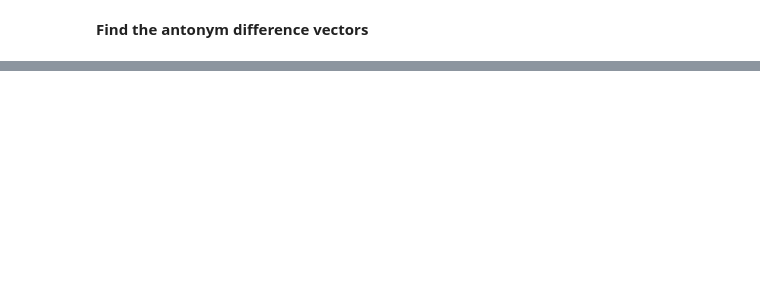
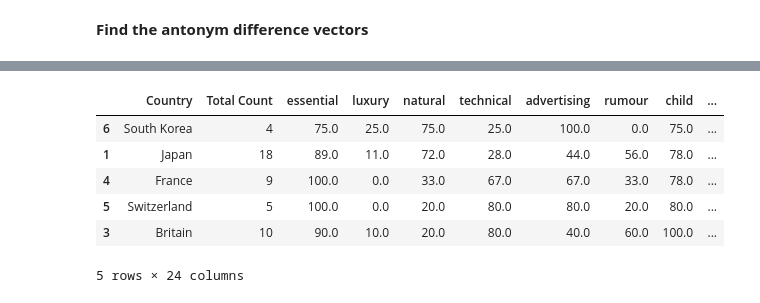
Before and after one commit to sreehari59/POLAR-WEBE, a Jupyter notebook: Polar_Embedding.ipynb, the cells around one changed output, grey strips where cells are left out. Drawn from its saved outputs; the diff is of its cells as text; code cells hidden in the pictures; blank space fills up the shorter version.

```diff
--- a/Polar_Embedding.ipynb
+++ b/Polar_Embedding.ipynb
@@ -287,0 +436,5 @@ input  = man - woman
+# %%
+# This will find the total number of companies in our data frame based on Location
+total_company_list_based_on_loc = polar_embedding['Location'].value_counts()
+total_company_count_df = pd.DataFrame({'Country':total_company_list_based_on_loc.index, 'Total Count':total_company_list_based_on_loc.values})
+print(total_company_count_df.head())
@@ -287,0 +498,21 @@ input  = man - woman
+# %%
+polar_list = ["essential",'natural','advertising','child','physical']
+
+# The user input the country name and get the graph for different synonyms under a single Hofstede's Dimension
+total_sum=0
+total_sum_list=[]
+polar_ranking_list = []
+polar_index=0
+for index,row in company_df.iterrows():
+
+  for i in polar_list:
+
+    total_sum = total_sum + (row[i])
+  #print(company_df.iloc[index,2:])
+  total_sum_list.append(total_sum/len(polar_list))
+  polar_ranking_list.append(index+1)
+  total_sum = 0
+
+company_df['Total Score'] = total_sum_list
+company_df= company_df.sort_values(by=['Total Score'],ascending=False)
+company_df['Polar Ranking'] = polar_ranking_list
@@ -287,0 +521,10 @@ input  = man - woman
+# %%
+company_df.head()
+# %% [output]
+|  | Country | Total Count | essential | luxury | natural | technical | advertising | rumour | child | ... |
+| 6 | South Korea | 4 | 75.0 | 25.0 | 75.0 | 25.0 | 100.0 | 0.0 | 75.0 | ... |
+| 1 | Japan | 18 | 89.0 | 11.0 | 72.0 | 28.0 | 44.0 | 56.0 | 78.0 | ... |
+| 4 | France | 9 | 100.0 | 0.0 | 33.0 | 67.0 | 67.0 | 33.0 | 78.0 | ... |
+| 5 | Switzerland | 5 | 100.0 | 0.0 | 20.0 | 80.0 | 80.0 | 20.0 | 80.0 | ... |
+| 3 | Britain | 10 | 90.0 | 10.0 | 20.0 | 80.0 | 40.0 | 60.0 | 100.0 | ... |
+5 rows × 24 columns
```
Also changed, not shown: parts of 37 cells of this notebook.
